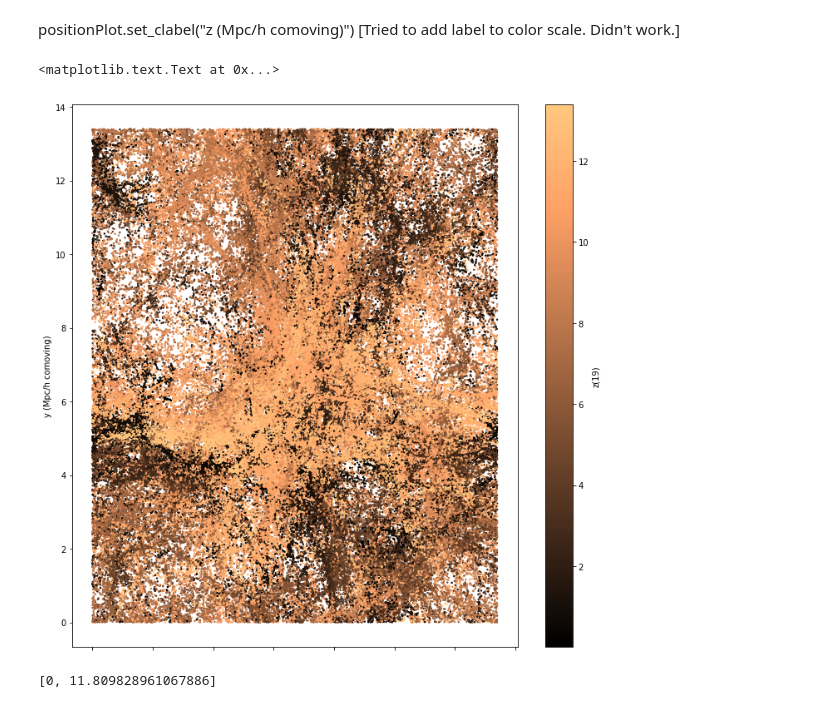
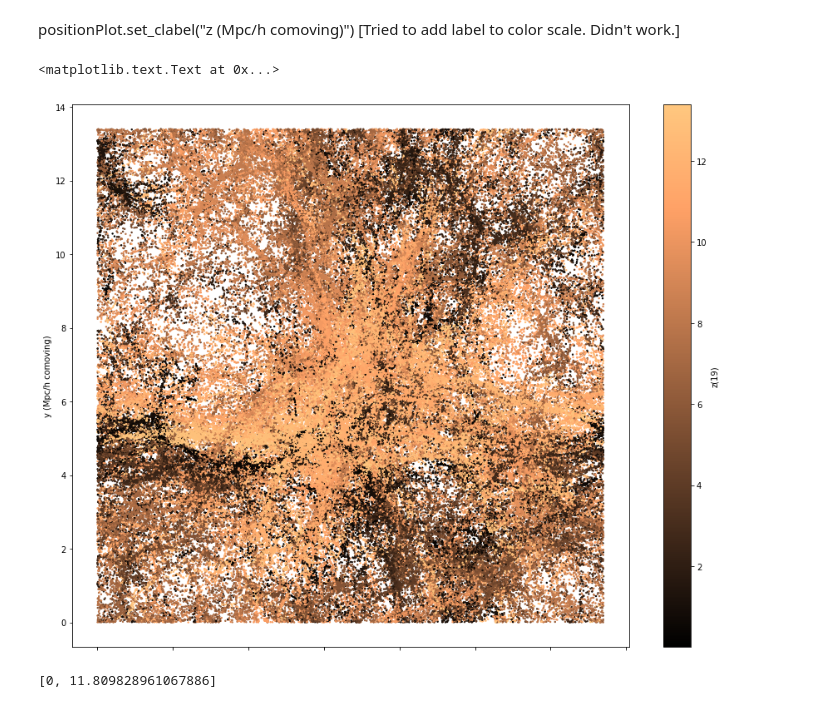
Before and after one commit to jortiz630/Dark-Matter-Tree-Data, a Jupyter notebook: DMDataAnalysis_py2.ipynb, the cells around one changed output. Drawn from its saved outputs; the diff is of its cells as text; code cells hidden in the pictures.

```diff
--- a/DMDataAnalysis_py2.ipynb
+++ b/DMDataAnalysis_py2.ipynb
@@ -47,7 +47,8 @@ DMDataTitled # Adds titles to columns and arranges array into fancy table (DataF
 | 1077580 | 0.1429 | 1352744.0 | 0.1667 | 1641755.0 | 0.0 | -1.0 | -1.0 | -1.0 | 0.0 | ... |
 1077581 rows × 56 columns
 # %%
-halosAtScale0_2 = DMDataTitled[DMDataTitled['scale(0)']==0.1667]
+a=0.1667
+halosAtScale0_2 = DMDataTitled[DMDataTitled['scale(0)']==a]
 halosAtScale0_2 # Isolates DM halos with a scale factor of 0.2 (names don't like decimals, using underscore instead).
 # %% [output]
 |  | scale(0) | id(1) | desc_scale(2) | desc_id(3) | num_prog(4) | pid(5) | upid(6) | desc_pid(7) | phantom(8) | ... |
@@ -150,12 +151,12 @@ positionPlot.set_clabel("z (Mpc/h comoving)")
 [Tried to add label to color scale. Didn't work.]
 # %%
 positionPlot = halosAtScale0_2.plot.scatter(x='x(17)', y='y(18)', c='z(19)', s=2,
-               figsize = (12,12), colormap = 'copper') # 2d scatterplot of DM halo position.
+               figsize = (15,12), colormap = 'copper') # 2d scatterplot of DM halo position.
 positionPlot.set_xlabel("x (Mpc/h comoving)")
 positionPlot.set_ylabel("y (Mpc/h comoving)")
 # %% [output]
 <matplotlib.text.Text at 0x...>
-[figure, old version]
+[figure, new version]
 # %%
 xMaxMass = mass.idxmax()
 yMaxMass = mass.max()
```
Also changed, not shown: parts of 5 cells of this notebook.
